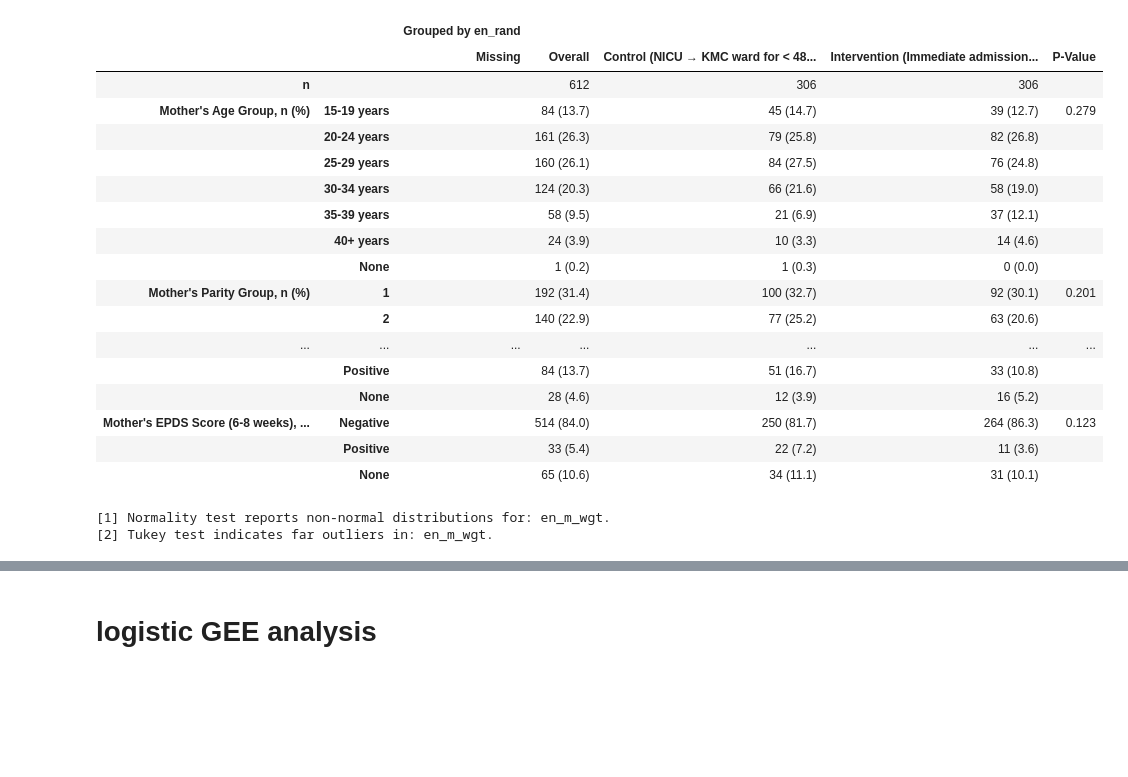
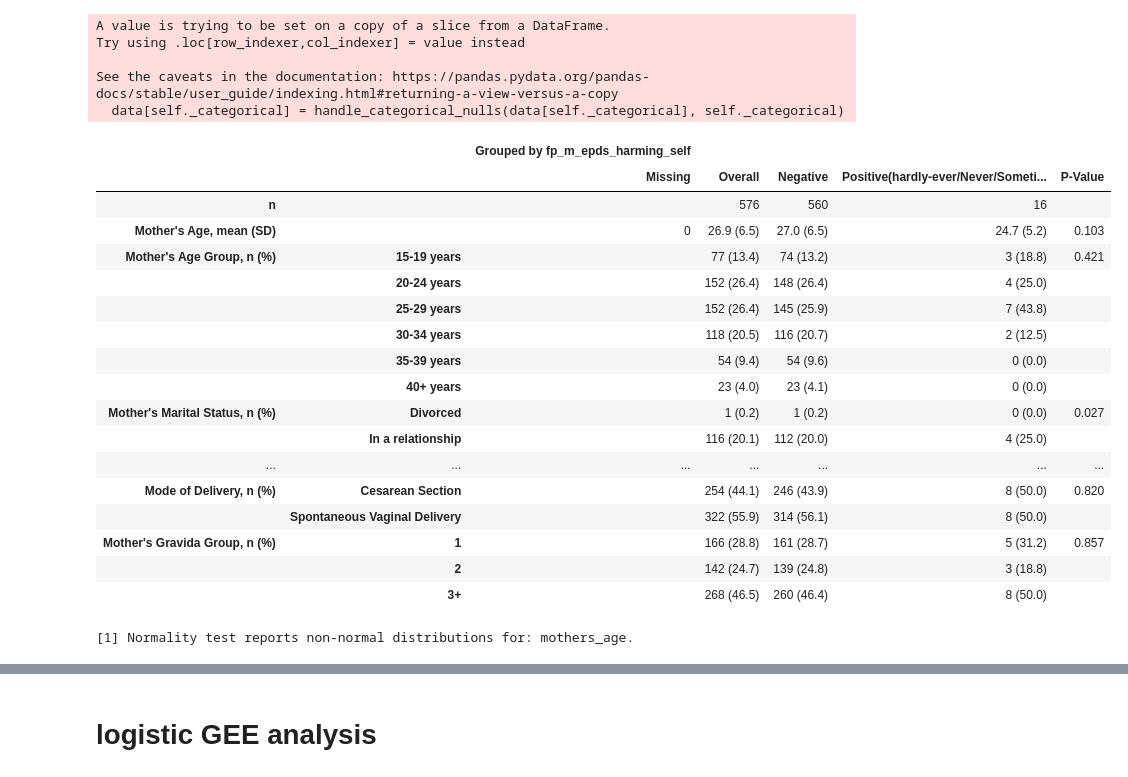
Before and after one commit to herbiekaps/NoteBooks, a Jupyter notebook: ppd_analysis.ipynb, the cells around one changed output, grey strips where cells are left out. Drawn from its saved outputs; the diff is of its cells as text; code cells hidden in the pictures; blank space fills up the shorter version.

```diff
--- a/ppd_analysis.ipynb
+++ b/ppd_analysis.ipynb
@@ -131,0 +104,6 @@ df[['mothers_epds_group_6-8weeks','fp1_m_scr_epds_sco']]
+# %%
+# mode of delivery
+df["en_mod"] = df["en_mod"].replace({'Assisted Delivery (forceps or vacuum)': np.nan})
+# family history of physilogical disorder
+df["en_m_psyc"] = df["en_m_psyc"].replace({"Don't Know": np.nan}, regex=True)
+df["en_mod"].unique()
@@ -132,2 +252,5 @@ df[['mothers_epds_group_6-8weeks','fp1_m_scr_epds_sco']]
 # %%
-df.shape
+df["en_rand"] = df["en_rand"].replace({
+    "Control (NICU → KMC ward for < 48 hours → home)": "Control",
+    "Intervention (Immediate admission to the KMC Ward → home)": "Intervention"
+})
@@ -256,0 +412,7 @@ mytable = TableOne(df, columns, categorical, continuous, groupby,min_max=min_max
+# %%
+df['mothers_epds_group_2weeks'] = df['mothers_epds_group_2weeks'].replace("None", np.nan,regex=True)
+df_epds_2weeks = df.dropna(subset=['mothers_epds_group_2weeks'])
+df_epds_2weeks['mothers_epds_group_2weeks'].value_counts(dropna=False)
+# TableOne for mothers_epds_group_2weeks
+mytable_epds_2weeks = TableOne(df_epds_2weeks, columns, categorical, groupby = groupby,rename=lables,label_suffix=True, normal_test=True, tukey_test=True, pval=True)
+mytable_epds_2weeks
@@ -256,0 +452,7 @@ mytable = TableOne(df, columns, categorical, continuous, groupby,min_max=min_max
+# %%
+df['mothers_epds_group_6-8weeks'] = df['mothers_epds_group_6-8weeks'].replace("None", np.nan,regex=True)
+df_epds_6to8weeks = df.dropna(subset=['mothers_epds_group_6-8weeks'])
+df_epds_6to8weeks['mothers_epds_group_6-8weeks'].value_counts(dropna=False)
+# TableOne for mothers_epds_group_6-8weeks
+mytable_epds_6to8weeks = TableOne(df_epds_6to8weeks, columns, categorical, groupby = "mothers_epds_group_6-8weeks",rename=lables,label_suffix=True, normal_test=True, tukey_test=True, pval=True)
+mytable_epds_6to8weeks
@@ -257,25 +484,32 @@ mytable = TableOne(df, columns, categorical, continuous, groupby,min_max=min_max
 # %%
-
-
-mytable
+df['fp_m_epds_harming_self'] = df['fp_m_epds_harming_self'].replace("None", np.nan,regex=True)
+df_selfharm_2weeks = df.dropna(subset=['fp_m_epds_harming_self'])
+df_selfharm_2weeks['fp_m_epds_harming_self'].value_counts(dropna=False)
+# TableOne for fp_m_epds_harming_self
+mytable_selfharm_2weeks = TableOne(df_selfharm_2weeks, columns, categorical, groupby = "fp_m_epds_harming_self",rename=lables,label_suffix=True, normal_test=True, tukey_test=True, pval=True)
+mytable_selfharm_2weeks
 # %% [output]
+A value is trying to be set on a copy of a slice from a DataFrame.
+Try using .loc[row_indexer,col_indexer] = value instead
+
+See the caveats in the documentation: https://pandas.pydata.org/pandas-docs/stable/user_guide/indexing.html#returning-a-view-versus-a-copy
+  data[self._categorical] = handle_categorical_nulls(data[self._categorical], self._categorical)
-|  |  | Grouped by en_rand |  |  |  |  |
-|  |  | Missing | Overall | Control (NICU → KMC ward for < 48... | Intervention (Immediate admission... | P-Value |
-| n |  |  | 612 | 306 | 306 |  |
-| Mother's Age Group, n (%) | 15-19 years |  | 84 (13.7) | 45 (14.7) | 39 (12.7) | 0.279 |
-|  | 20-24 years |  | 161 (26.3) | 79 (25.8) | 82 (26.8) |  |
-|  | 25-29 years |  | 160 (26.1) | 84 (27.5) | 76 (24.8) |  |
-|  | 30-34 years |  | 124 (20.3) | 66 (21.6) | 58 (19.0) |  |
-|  | 35-39 years |  | 58 (9.5) | 21 (6.9) | 37 (12.1) |  |
-|  | 40+ years |  | 24 (3.9) | 10 (3.3) | 14 (4.6) |  |
-|  | None |  | 1 (0.2) | 1 (0.3) | 0 (0.0) |  |
-| Mother's Parity Group, n (%) | 1 |  | 192 (31.4) | 100 (32.7) | 92 (30.1) | 0.201 |
-|  | 2 |  | 140 (22.9) | 77 (25.2) | 63 (20.6) |  |
+|  |  | Grouped by fp_m_epds_harming_self |  |  |  |  |
+|  |  | Missing | Overall | Negative | Positive(hardly-ever/Never/Someti... | P-Value |
+| n |  |  | 576 | 560 | 16 |  |
+| Mother's Age, mean (SD) |  | 0 | 26.9 (6.5) | 27.0 (6.5) | 24.7 (5.2) | 0.103 |
+| Mother's Age Group, n (%) | 15-19 years |  | 77 (13.4) | 74 (13.2) | 3 (18.8) | 0.421 |
+|  | 20-24 years |  | 152 (26.4) | 148 (26.4) | 4 (25.0) |  |
+|  | 25-29 years |  | 152 (26.4) | 145 (25.9) | 7 (43.8) |  |
+|  | 30-34 years |  | 118 (20.5) | 116 (20.7) | 2 (12.5) |  |
+|  | 35-39 years |  | 54 (9.4) | 54 (9.6) | 0 (0.0) |  |
+|  | 40+ years |  | 23 (4.0) | 23 (4.1) | 0 (0.0) |  |
+| Mother's Marital Status, n (%) | Divorced |  | 1 (0.2) | 1 (0.2) | 0 (0.0) | 0.027 |
+|  | In a relationship |  | 116 (20.1) | 112 (20.0) | 4 (25.0) |  |
 | ... | ... | ... | ... | ... | ... | ... |
-|  | Positive |  | 84 (13.7) | 51 (16.7) | 33 (10.8) |  |
-|  | None |  | 28 (4.6) | 12 (3.9) | 16 (5.2) |  |
-| Mother's EPDS Score (6-8 weeks), ... | Negative |  | 514 (84.0) | 250 (81.7) | 264 (86.3) | 0.123 |
-|  | Positive |  | 33 (5.4) | 22 (7.2) | 11 (3.6) |  |
-|  | None |  | 65 (10.6) | 34 (11.1) | 31 (10.1) |  |
+| Mode of Delivery, n (%) | Cesarean Section |  | 254 (44.1) | 246 (43.9) | 8 (50.0) | 0.820 |
+|  | Spontaneous Vaginal Delivery |  | 322 (55.9) | 314 (56.1) | 8 (50.0) |  |
+| Mother's Gravida Group, n (%) | 1 |  | 166 (28.8) | 161 (28.7) | 5 (31.2) | 0.857 |
+|  | 2 |  | 142 (24.7) | 139 (24.8) | 3 (18.8) |  |
+|  | 3+ |  | 268 (46.5) | 260 (46.4) | 8 (50.0) |  |
-[1] Normality test reports non-normal distributions for: en_m_wgt.
-[2] Tukey test indicates far outliers in: en_m_wgt.
+[1] Normality test reports non-normal distributions for: mothers_age.
```
Also changed, not shown: parts of 59 cells of this notebook, 2 other files.
